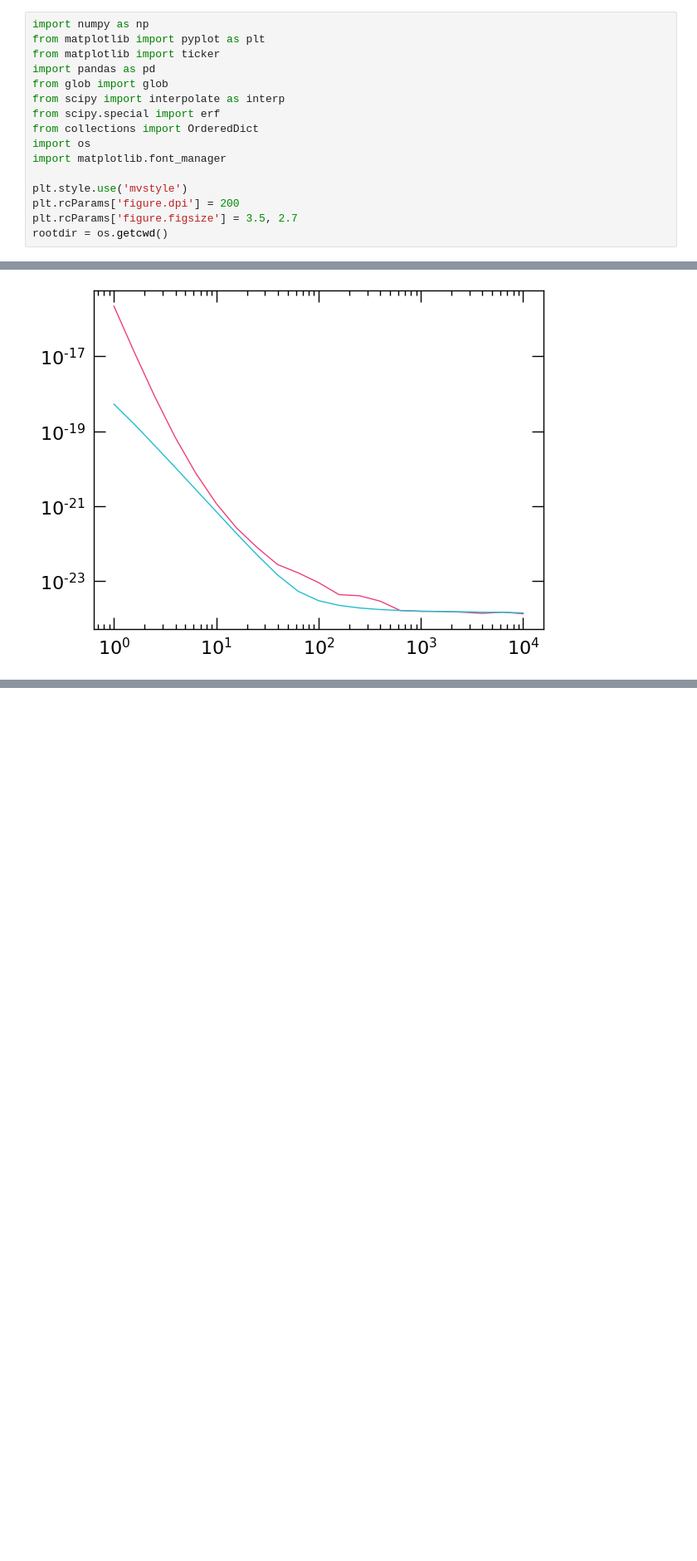
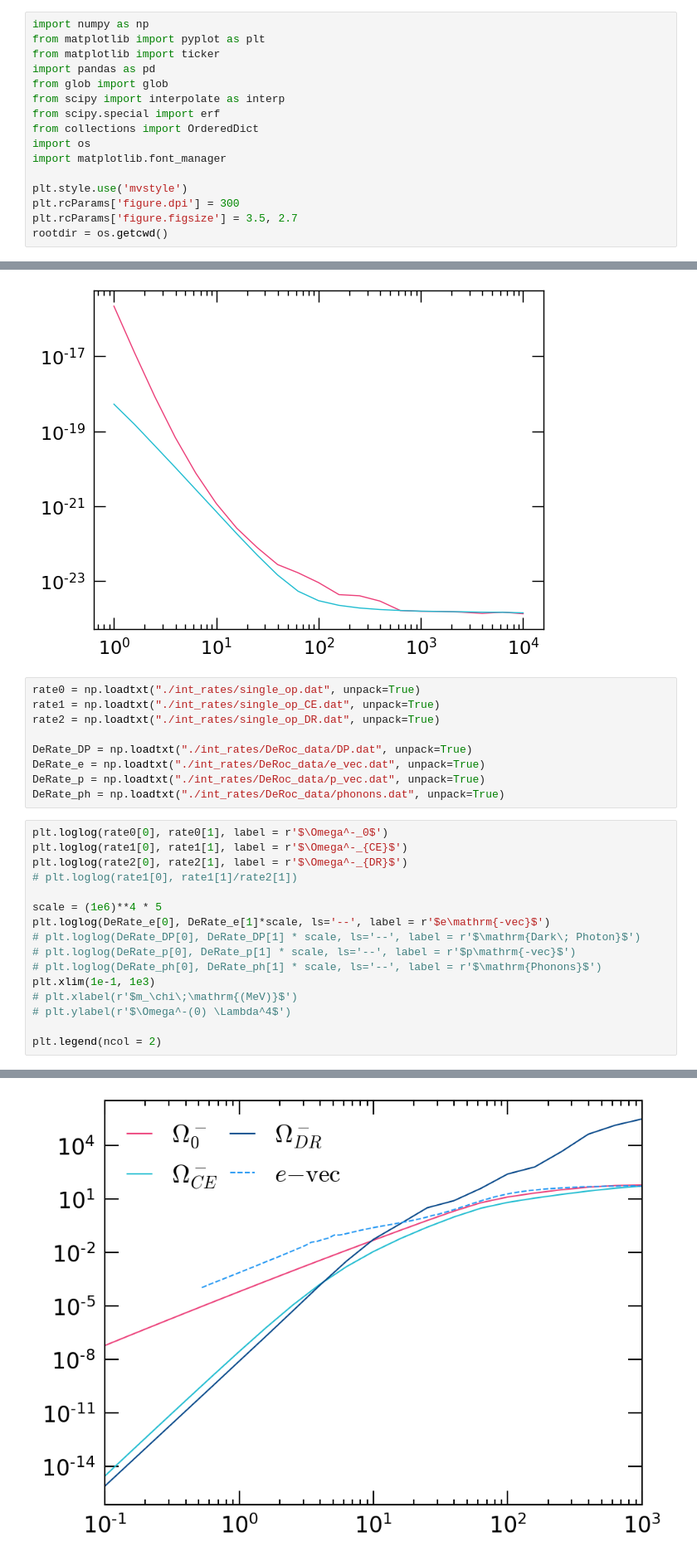
Before and after one commit to mvirgato/WD_e_capture, a Jupyter notebook: plots_cratedn_full.ipynb, the cells around one changed output, grey strips where cells are left out. Shown at 83% size. Saved outputs shown, nothing was run; the diff lists cells and outputs as text; blank space fills up the shorter version.

```diff
--- a/plots_cratedn_full.ipynb
+++ b/plots_cratedn_full.ipynb
@@ -11,7 +11,7 @@ import os
 import matplotlib.font_manager
 
 plt.style.use('mvstyle')
-plt.rcParams['figure.dpi'] = 200
+plt.rcParams['figure.dpi'] = 300
 plt.rcParams['figure.figsize'] = 3.5, 2.7
 rootdir = os.getcwd()
 # %%
@@ -1207,3 +1207,29 @@ plt.loglog(mchi, sigma5(mchi, lam_0))
 # %% [output]
 [<matplotlib.lines.Line2D at 0x...>]
 [figure]
+# %%
+rate0 = np.loadtxt("./int_rates/single_op.dat", unpack=True)
+rate1 = np.loadtxt("./int_rates/single_op_CE.dat", unpack=True)
+rate2 = np.loadtxt("./int_rates/single_op_DR.dat", unpack=True)
+
+DeRate_DP = np.loadtxt("./int_rates/DeRoc_data/DP.dat", unpack=True)
+DeRate_e = np.loadtxt("./int_rates/DeRoc_data/e_vec.dat", unpack=True)
+DeRate_p = np.loadtxt("./int_rates/DeRoc_data/p_vec.dat", unpack=True)
+DeRate_ph = np.loadtxt("./int_rates/DeRoc_data/phonons.dat", unpack=True)
+# %%
+plt.loglog(rate0[0], rate0[1], label = r'$\Omega^-_0$')
+plt.loglog(rate1[0], rate1[1], label = r'$\Omega^-_{CE}$')
+plt.loglog(rate2[0], rate2[1], label = r'$\Omega^-_{DR}$')
+# plt.loglog(rate1[0], rate1[1]/rate2[1])
+
+scale = (1e6)**4 * 5
+plt.loglog(DeRate_e[0], DeRate_e[1]*scale, ls='--', label = r'$e\mathrm{-vec}$')
+# plt.loglog(DeRate_DP[0], DeRate_DP[1] * scale, ls='--', label = r'$\mathrm{Dark\; Photon}$')
+# plt.loglog(DeRate_p[0], DeRate_p[1] * scale, ls='--', label = r'$p\mathrm{-vec}$')
+# plt.loglog(DeRate_ph[0], DeRate_ph[1] * scale, ls='--', label = r'$\mathrm{Phonons}$')
+plt.xlim(1e-1, 1e3)
+# plt.xlabel(r'$m_\chi\;\mathrm{(MeV)}$')
+# plt.ylabel(r'$\Omega^-(0) \Lambda^4$')
+
+plt.legend(ncol = 2)
+# %% [output]
@@ -1209,0 +1237 @@ plt.loglog(mchi, sigma5(mchi, lam_0))
+[figure, added]
```
Also changed, not shown: parts of 1 cell of this notebook, 22 other files.
